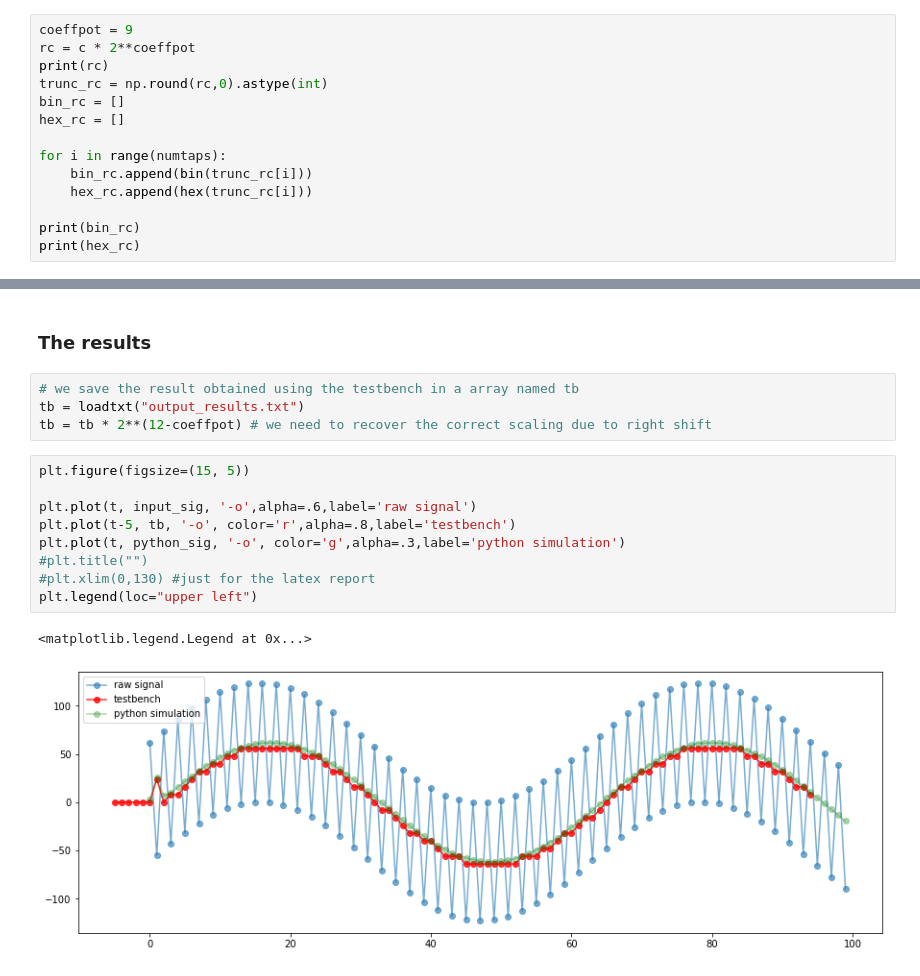
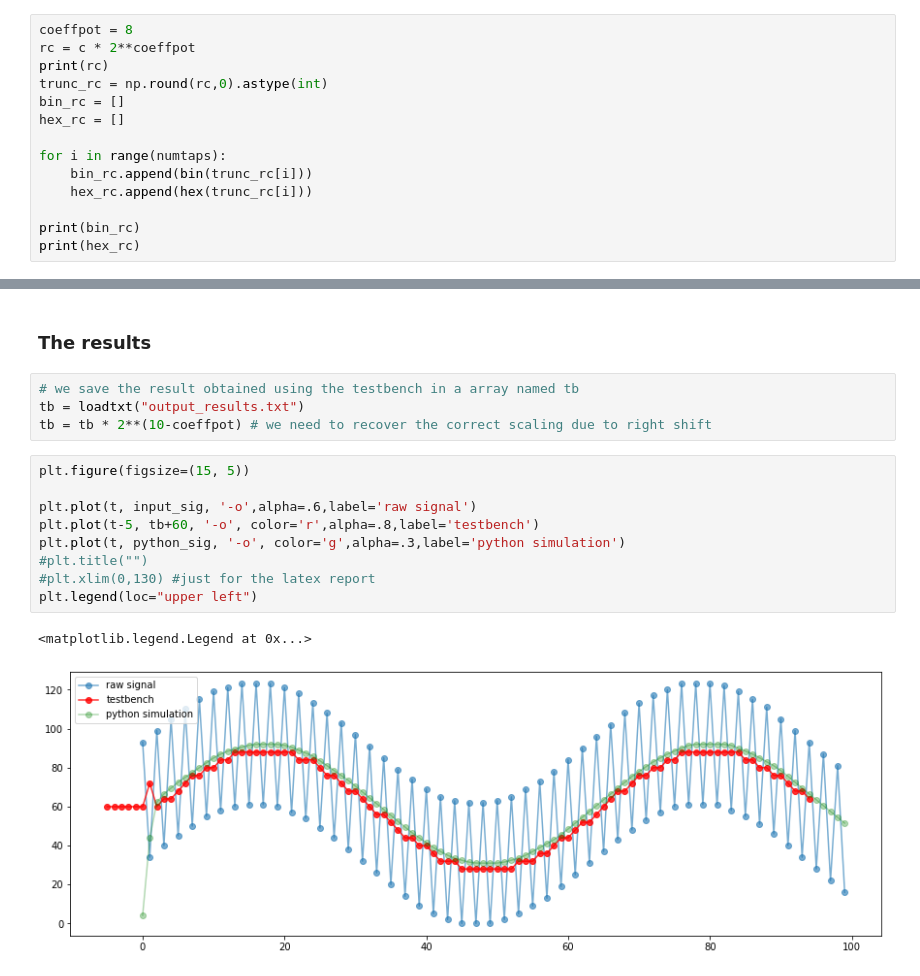
Before and after one commit to SaverioMonaco/4-Taps-FIR-Filter, a Jupyter notebook: testbench/analysis.ipynb, the cells around one changed output, grey strips where cells are left out. Cells and saved outputs as stored; diff of their text form.

```diff
--- a/testbench/analysis.ipynb
+++ b/testbench/analysis.ipynb
@@ -89,7 +89,7 @@ Then we rescale back
 # %% [markdown]
 How do we transform the coefficients then?
 # %%
-coeffpot = 9
+coeffpot = 8
 rc = c * 2**coeffpot
 print(rc)
 trunc_rc = np.round(rc,0).astype(int)
@@ -122,16 +122,16 @@ Then we will need to rescale the output
 # %%
 # we save the result obtained using the testbench in a array named tb
 tb = loadtxt("output_results.txt")
-tb = tb * 2**(12-coeffpot) # we need to recover the correct scaling due to right shift
+tb = tb * 2**(10-coeffpot) # we need to recover the correct scaling due to right shift
 # %%
 plt.figure(figsize=(15, 5))
 
 plt.plot(t, input_sig, '-o',alpha=.6,label='raw signal')
-plt.plot(t-5, tb, '-o', color='r',alpha=.8,label='testbench')
+plt.plot(t-5, tb+60, '-o', color='r',alpha=.8,label='testbench')
 plt.plot(t, python_sig, '-o', color='g',alpha=.3,label='python simulation')
 #plt.title("")
 #plt.xlim(0,130) #just for the latex report
 plt.legend(loc="upper left")
 # %% [output]
 <matplotlib.legend.Legend at 0x...>
-[figure, old version]
+[figure, new version]
```
Also changed, not shown: parts of 1 cell of this notebook, 2 other files.
